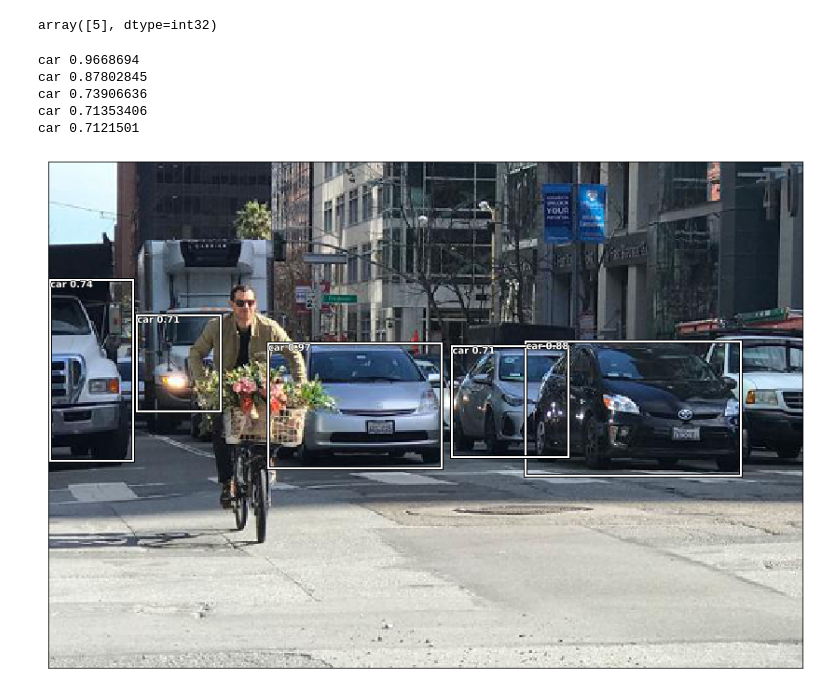
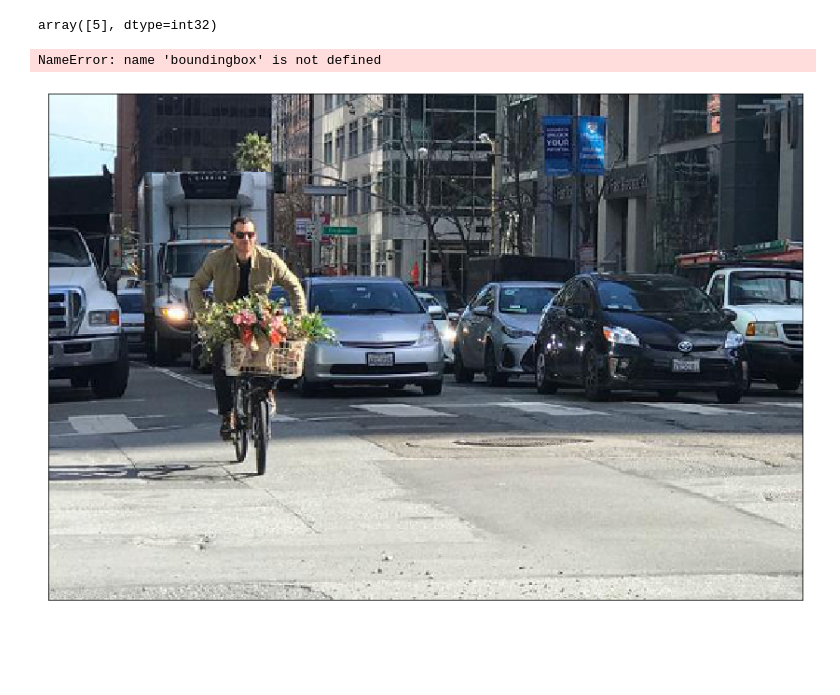
Before and after one commit to fabiofumarola/ultrayolo, a Jupyter notebook: notebooks/1_pretrained_model.ipynb, the cells around one changed output. Drawn from its saved outputs; the diff is of its cells as text; code cells hidden in the pictures; blank space fills up the shorter version.

```diff
--- a/notebooks/1_pretrained_model.ipynb
+++ b/notebooks/1_pretrained_model.ipynb
@@ -15,6 +15,6 @@ import numpy as np
 import matplotlib.pyplot as plt
 # %%
-classes = data_utils.load_classes('../tests/data/classes.txt')
+classes = common.load_classes('../tests/data/classes.txt')
 # classes.append('car interior')
 classes
 # %% [output]
@@ -41,9 +41,9 @@ tf.keras.utils.plot_model(model.model, show_shapes=True)
 # %% [output]
 [figure]
 # %%
-img = preprocessing.open_image('./test.jpg')
-img_pad, _ = preprocessing.pad_to_fixed_size(img, None, target_shape)
-img_resized, _ = preprocessing.resize(img, None, target_shape)
+img = common.open_image('./test.jpg')
+img_pad = common.pad_to_fixed_size(img, target_shape)
+img_resized = common.resize(img, target_shape)
 x = np.divide(img_pad, 255.)
 x = np.expand_dims(x, 0)
 x.shape
@@ -88,6 +88,40 @@ array([5], dtype=int32)
 class_names = Path('../model_data/coco_classes.txt')\
     .read_text().splitlines()
 class_names_dict = dict(enumerate(class_names))
+# %%
+def show_img(im, figsize=None, ax=None):
+    if not ax:
+        _, ax = plt.subplots(figsize=figsize)
+    ax.imshow(im)
+    ax.get_xaxis().set_visible(False)
+    ax.get_yaxis().set_visible(False)
+    return ax
+
+def draw_outline(o, lw):
+    o.set_path_effects([patheffects.Stroke(
+        linewidth=lw, foreground='black'), patheffects.Normal()])
+
+def draw_rect(ax, b, color='white', lw=4):
+    patch = ax.add_patch(patches.Rectangle(
+        b[:2], boundingbox.width(b), boundingbox.height(b), fill=False, edgecolor=color, lw=2))
+    draw_outline(patch, lw)
+
+
+def draw_text(ax, xy, txt, sz=14):
+    text = ax.text(*xy, txt, verticalalignment='top',
+                   color='white', fontsize=sz, weight='bold')
+    draw_outline(text, 1)
+# %%
+ax = show_img(img_resized, figsize=(16,10))
+for i,b in enumerate(boxes[0,:sel[0]]):
+    draw_rect(ax, b)
+    draw_text(ax, b[:2], class_names_dict[classes[0, i]] + ' ' + str(round(scores[0,i],2)), sz=10)
+    print(class_names_dict[classes[0, i]], scores[0,i])
+
+plt.show()
+# %% [output]
+NameError: name 'boundingbox' is not defined
+[figure, added]
 # %%
 ax = image_utils.show_img(img_resized, figsize=(16,10))
 for i,b in enumerate(boxes[0,:sel[0]]):
@@ -96,10 +130,3 @@ for i,b in enumerate(boxes[0,:sel[0]]):
     print(class_names_dict[classes[0, i]], scores[0,i])
 
 plt.show()
-# %% [output]
-car 0.9668694
-car 0.87802845
-car 0.73906636
-car 0.71353406
-car 0.7121501
-[figure, removed]
```
Also changed, not shown: parts of 1 cell of this notebook, 3 other files.
